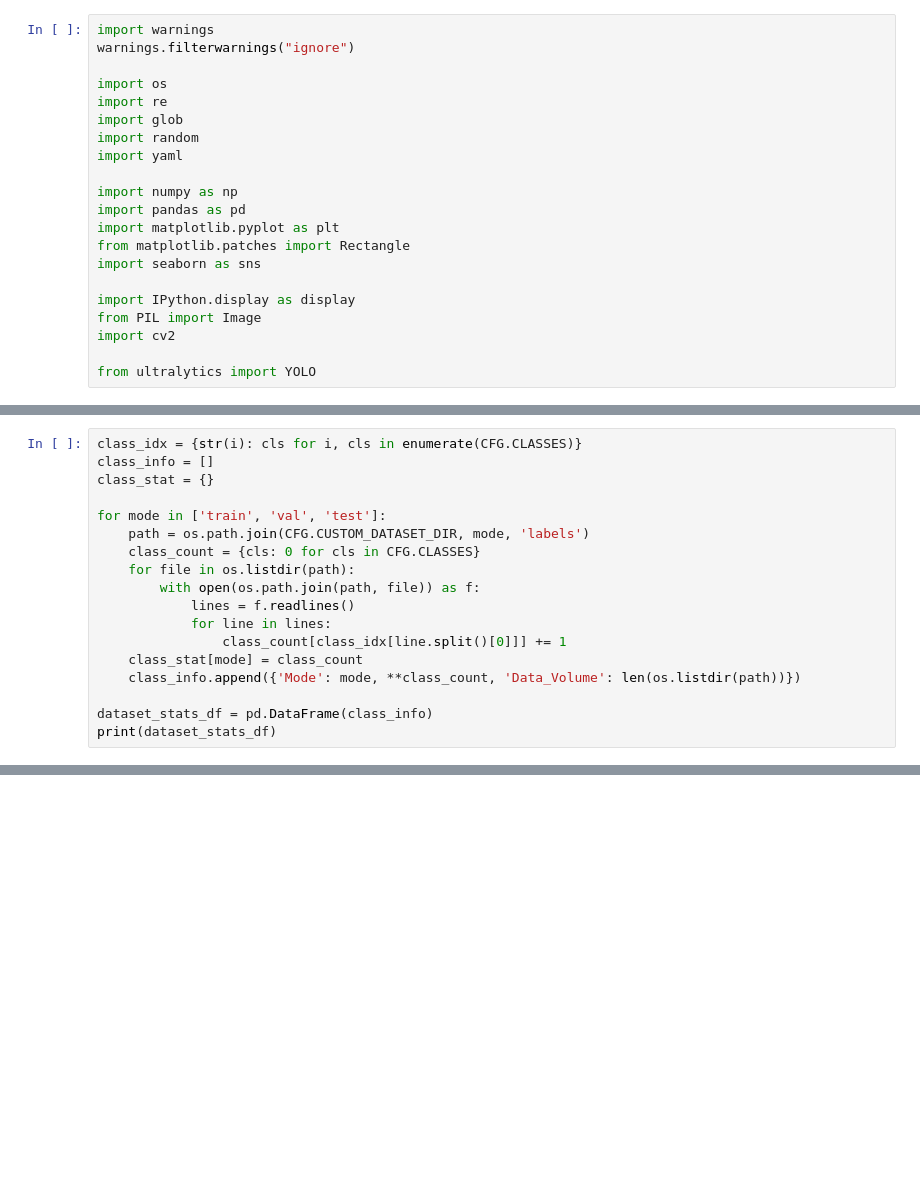
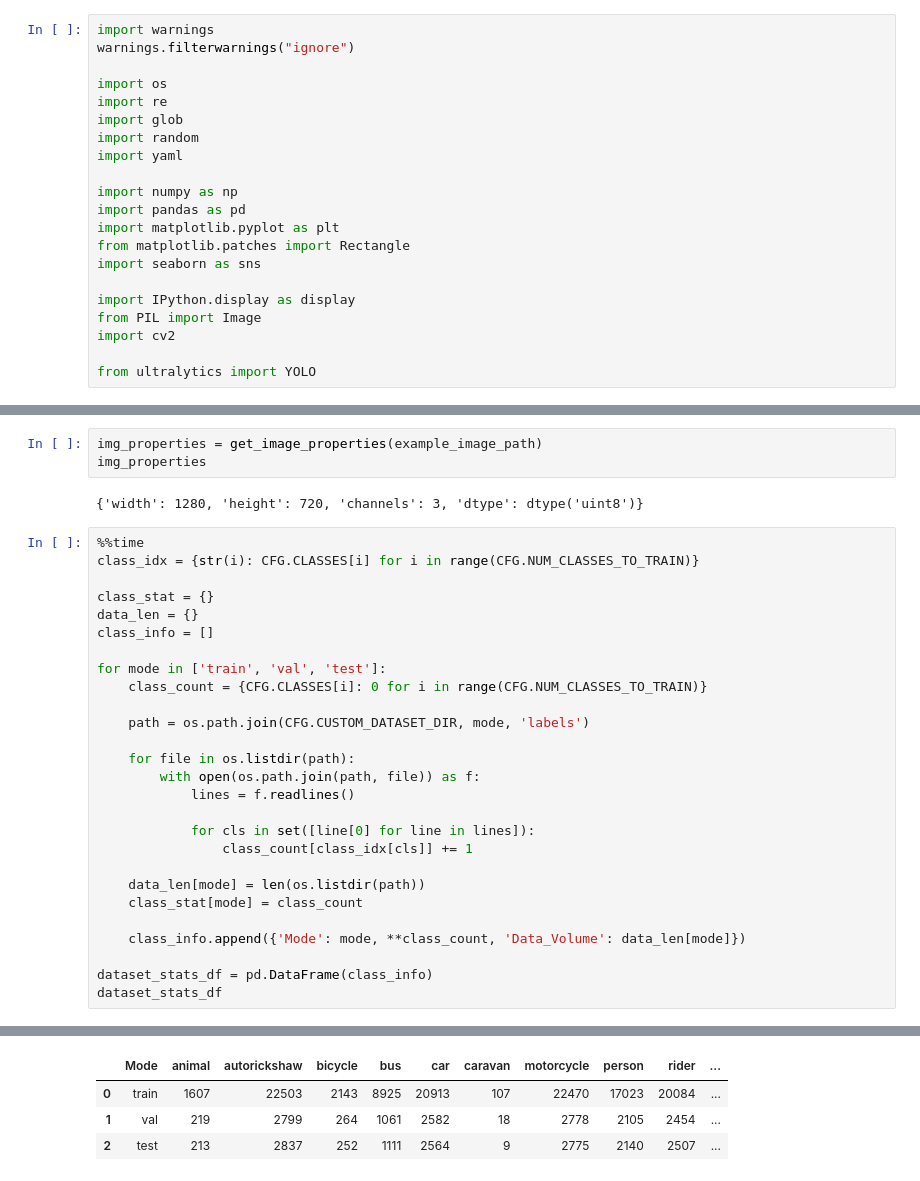
Before and after one commit to rajnandurkar/Object-Detection-on-Indian-Driving-Dataset-IDD-using-YOLOv11, a Jupyter notebook: notebook.ipynb, the cells around one changed output, grey strips where cells are left out. Saved outputs shown, nothing was run; the diff lists cells and outputs as text; blank space fills up the shorter version.

```diff
--- a/notebook.ipynb
+++ b/notebook.ipynb
@@ -138,18 +254,33 @@ plot_random_images(folder_path, num_images=20)
+# %%
+img_properties = get_image_properties(example_image_path)
+img_properties
+# %% [output]
+{'width': 1280, 'height': 720, 'channels': 3, 'dtype': dtype('uint8')}
 # %%
-class_idx = {str(i): cls for i, cls in enumerate(CFG.CLASSES)}
+%%time
+class_idx = {str(i): CFG.CLASSES[i] for i in range(CFG.NUM_CLASSES_TO_TRAIN)}
+
+class_stat = {}
+data_len = {}
 class_info = []
-class_stat = {}
 
 for mode in ['train', 'val', 'test']:
+    class_count = {CFG.CLASSES[i]: 0 for i in range(CFG.NUM_CLASSES_TO_TRAIN)}
+
     path = os.path.join(CFG.CUSTOM_DATASET_DIR, mode, 'labels')
-    class_count = {cls: 0 for cls in CFG.CLASSES}
+
     for file in os.listdir(path):
         with open(os.path.join(path, file)) as f:
             lines = f.readlines()
-            for line in lines:
-                class_count[class_idx[line.split()[0]]] += 1
+
+            for cls in set([line[0] for line in lines]):
+                class_count[class_idx[cls]] += 1
+
+    data_len[mode] = len(os.listdir(path))
     class_stat[mode] = class_count
-    class_info.append({'Mode': mode, **class_count, 'Data_Volume': len(os.listdir(path))})
+
+    class_info.append({'Mode': mode, **class_count, 'Data_Volume': data_len[mode]})
 
 dataset_stats_df = pd.DataFrame(class_info)
-print(dataset_stats_df)
+dataset_stats_df
+# %% [output]
@@ -155,0 +289,4 @@ print(dataset_stats_df)
+|  | Mode | animal | autorickshaw | bicycle | bus | car | caravan | motorcycle | person | rider | ... |
+| 0 | train | 1607 | 22503 | 2143 | 8925 | 20913 | 107 | 22470 | 17023 | 20084 | ... |
+| 1 | val | 219 | 2799 | 264 | 1061 | 2582 | 18 | 2778 | 2105 | 2454 | ... |
+| 2 | test | 213 | 2837 | 252 | 1111 | 2564 | 9 | 2775 | 2140 | 2507 | ... |
```
Also changed, not shown: parts of 25 cells of this notebook.
